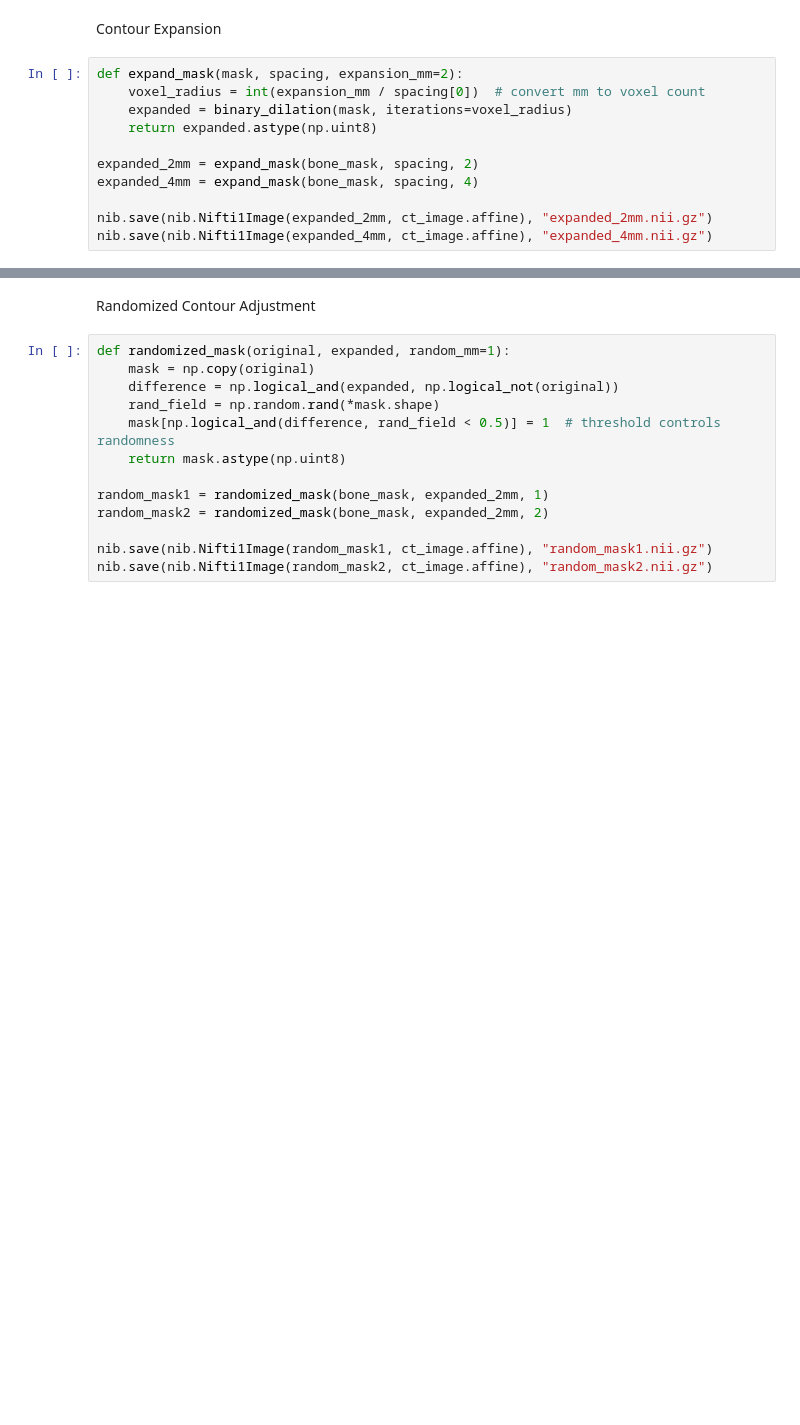
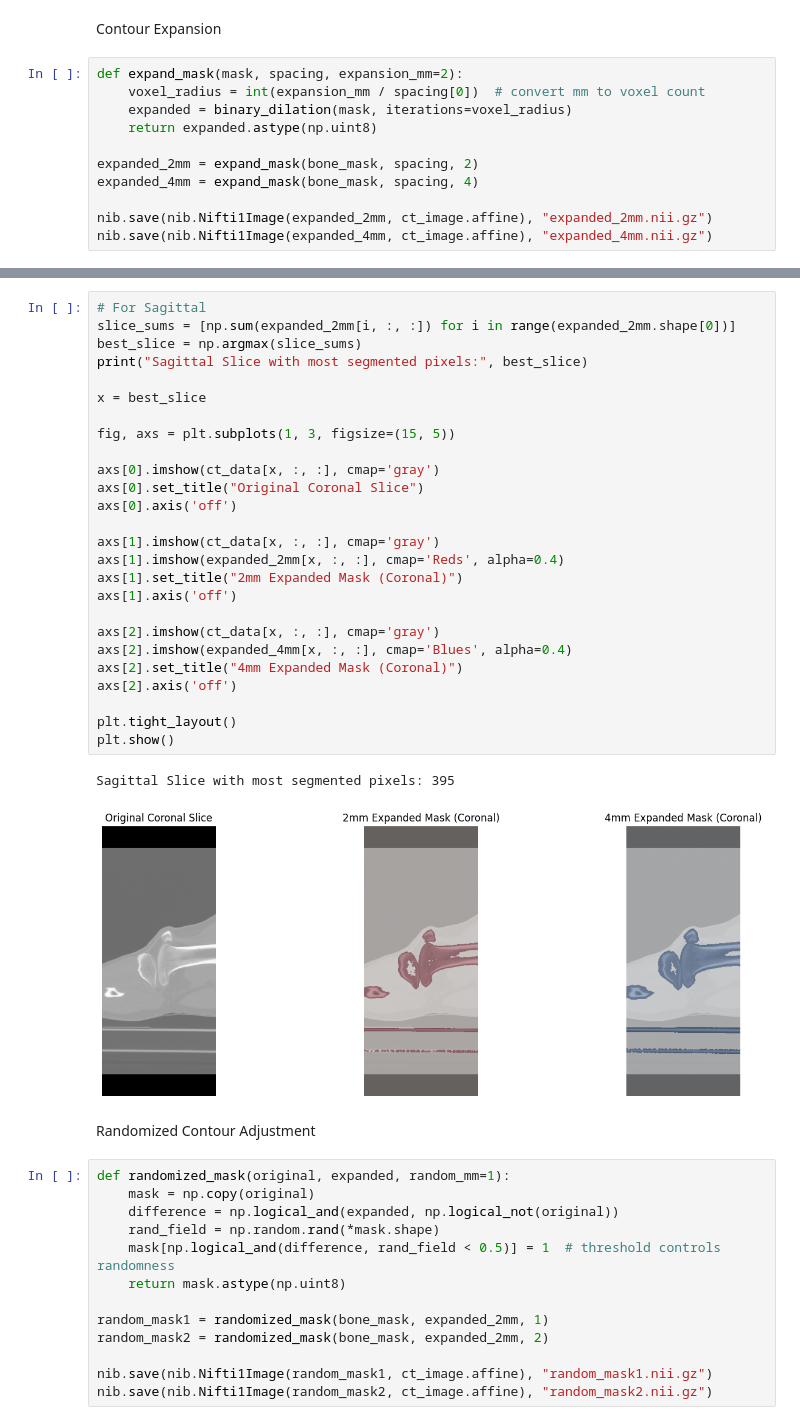
Before and after one commit to LuitelN/NAAMII-Image-Processing-Task-, a Jupyter notebook: Analysis.ipynb, the cells around one changed output, grey strips where cells are left out. Cells and saved outputs as stored; diff of their text form; blank space fills up the shorter version.

```diff
--- a/Analysis.ipynb
+++ b/Analysis.ipynb
@@ -245,3 +227,32 @@ Coronal Slice with most segmented pixels: 400
+# %%
+# For Sagittal
+slice_sums = [np.sum(expanded_2mm[i, :, :]) for i in range(expanded_2mm.shape[0])]
+best_slice = np.argmax(slice_sums)
+print("Sagittal Slice with most segmented pixels:", best_slice)
+
+x = best_slice
+
+fig, axs = plt.subplots(1, 3, figsize=(15, 5))
+
+axs[0].imshow(ct_data[x, :, :], cmap='gray')
+axs[0].set_title("Original Coronal Slice")
+axs[0].axis('off')
+
+axs[1].imshow(ct_data[x, :, :], cmap='gray')
+axs[1].imshow(expanded_2mm[x, :, :], cmap='Reds', alpha=0.4)
+axs[1].set_title("2mm Expanded Mask (Coronal)")
+axs[1].axis('off')
+
+axs[2].imshow(ct_data[x, :, :], cmap='gray')
+axs[2].imshow(expanded_4mm[x, :, :], cmap='Blues', alpha=0.4)
+axs[2].set_title("4mm Expanded Mask (Coronal)")
+axs[2].axis('off')
+
+plt.tight_layout()
+plt.show()
+# %% [output]
+Sagittal Slice with most segmented pixels: 395
+[figure, added]
 # %% [markdown]
 Randomized Contour Adjustment
 # %%
```
Also changed, not shown: parts of 12 cells of this notebook, 5 other files.
